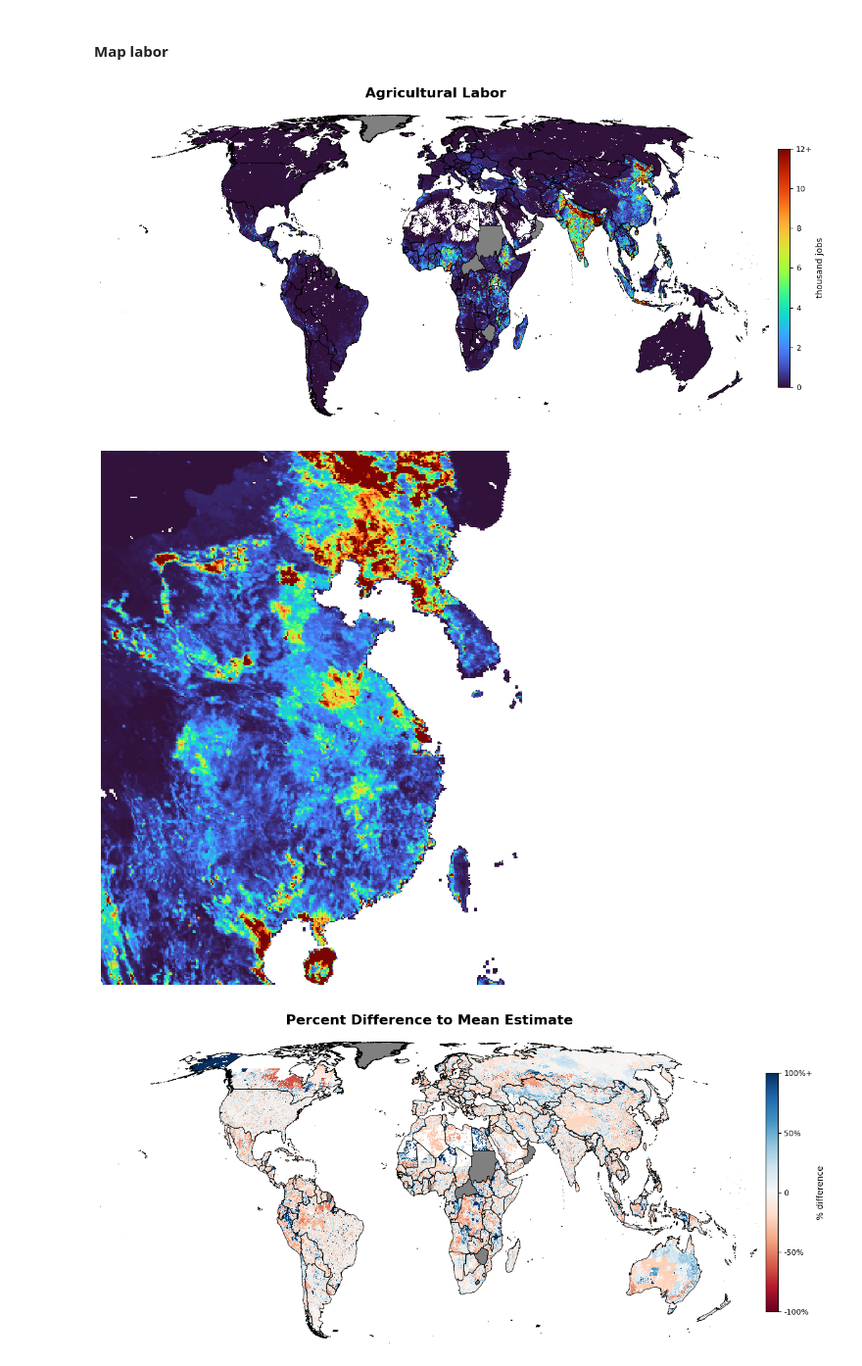
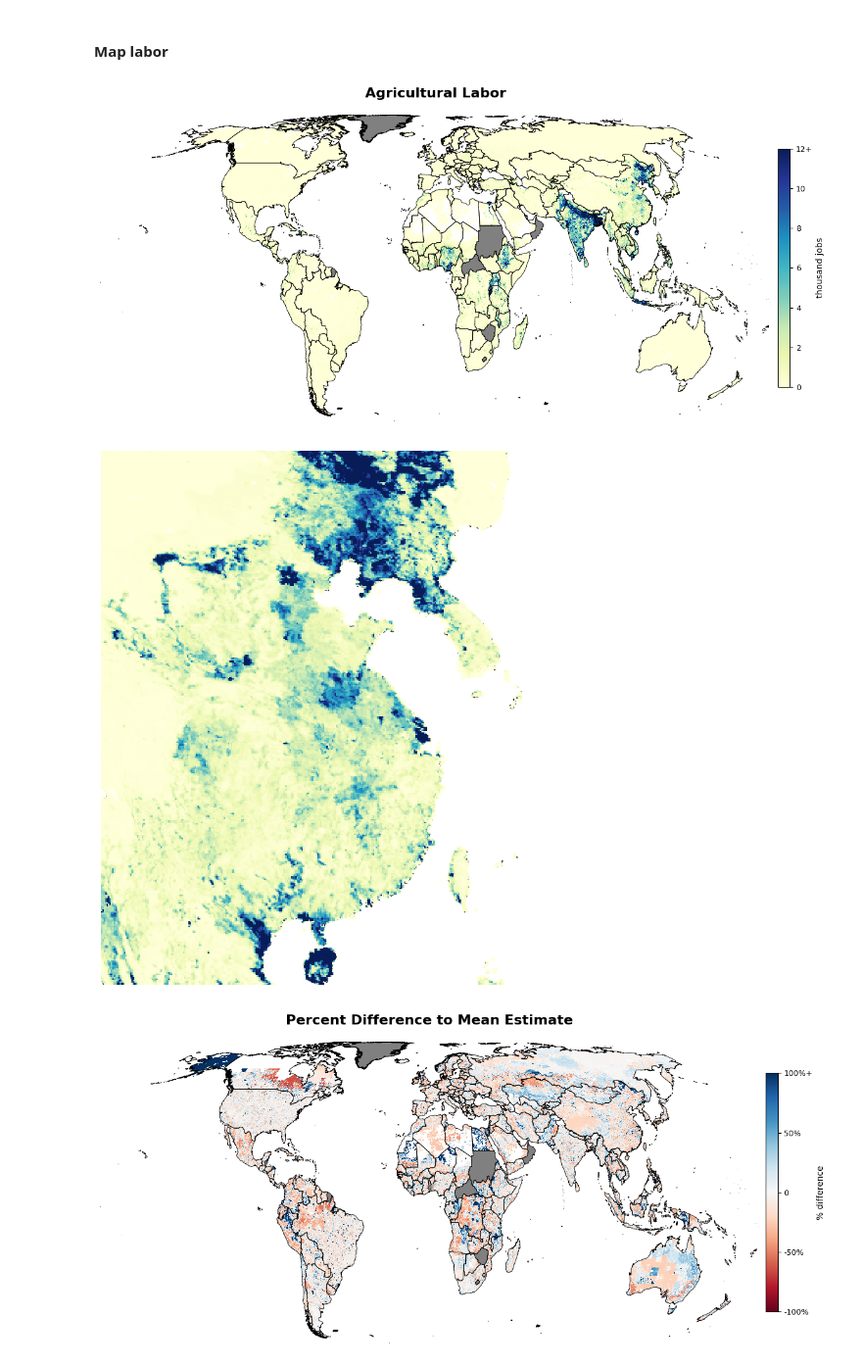
Before and after one commit to carinamani/AgDownscaling, a Jupyter notebook: 04_FIGURES/map_final_rasters.ipynb, the cells around one changed output. Shown at 98% size. Drawn from its saved outputs; the diff is of its cells as text; code cells hidden in the pictures.

```diff
--- a/04_FIGURES/map_final_rasters.ipynb
+++ b/04_FIGURES/map_final_rasters.ipynb
@@ -335,7 +335,7 @@ country_boundaries.plot(
 # Raster
 im = value_plot.plot(
     ax=ax,
-    cmap="turbo",
+    cmap="YlGnBu",
     vmin=0,
     vmax=12000,
     add_colorbar=False,
@@ -372,7 +372,7 @@ plt.show()
 
 fig.savefig(f"{fd}/{name}.png", dpi=300, bbox_inches='tight')
 # %% [output]
-[figure, old version]
+[figure, new version]
 # %%
 ##### Produce regional map of labor
 
@@ -402,7 +402,7 @@ country_boundaries.plot(
 # Raster on top
 im = value_plot.plot(
     ax=ax,
-    cmap="turbo",
+    cmap="YlGnBu",
     vmin=0,
     vmax=12000,
     add_colorbar=False,
@@ -428,34 +428,34 @@ transformer = Transformer.from_crs("EPSG:4326", "ESRI:54042", always_xy=True)
 
 # China and East Asia
 minx, miny = transformer.transform(98.026886,20.106878)
 maxx, maxy = transformer.transform(150.409698,46.049884)
 
 # # East Africa
 # minx, miny = transformer.transform(27.421875,-5.747174)
 # maxx, maxy = transformer.transform(43.637695,5.353521)
 
 # # West Africa
 # minx, miny = transformer.transform(-7.638554,-0.63891)
 # maxx, maxy = transformer.transform(20.229231,19.330259)
 
 # # Continental US
 # minx, miny = transformer.transform(-130.609589,20.777383)
 # maxx, maxy = transformer.transform(-66.976776,49.675182)
 
 # # South Asia
 # minx, miny = transformer.transform(64.100408,4.781048)
 # maxx, maxy = transformer.transform(115.088784,33.391893)
 
 # Rest
 ax.set_xlim([minx, maxx])
 ax.set_ylim([miny, maxy])
 
 ax.set_axis_off()
 
 plt.tight_layout()
 plt.show()
 # %% [output]
-[figure, old version]
+[figure, new version]
 # %%
 ##### Global map of sensitivity of labor estimates (mean vs p10/p90)
 
```
Also changed, not shown: parts of 4 cells of this notebook, 3 other files.
